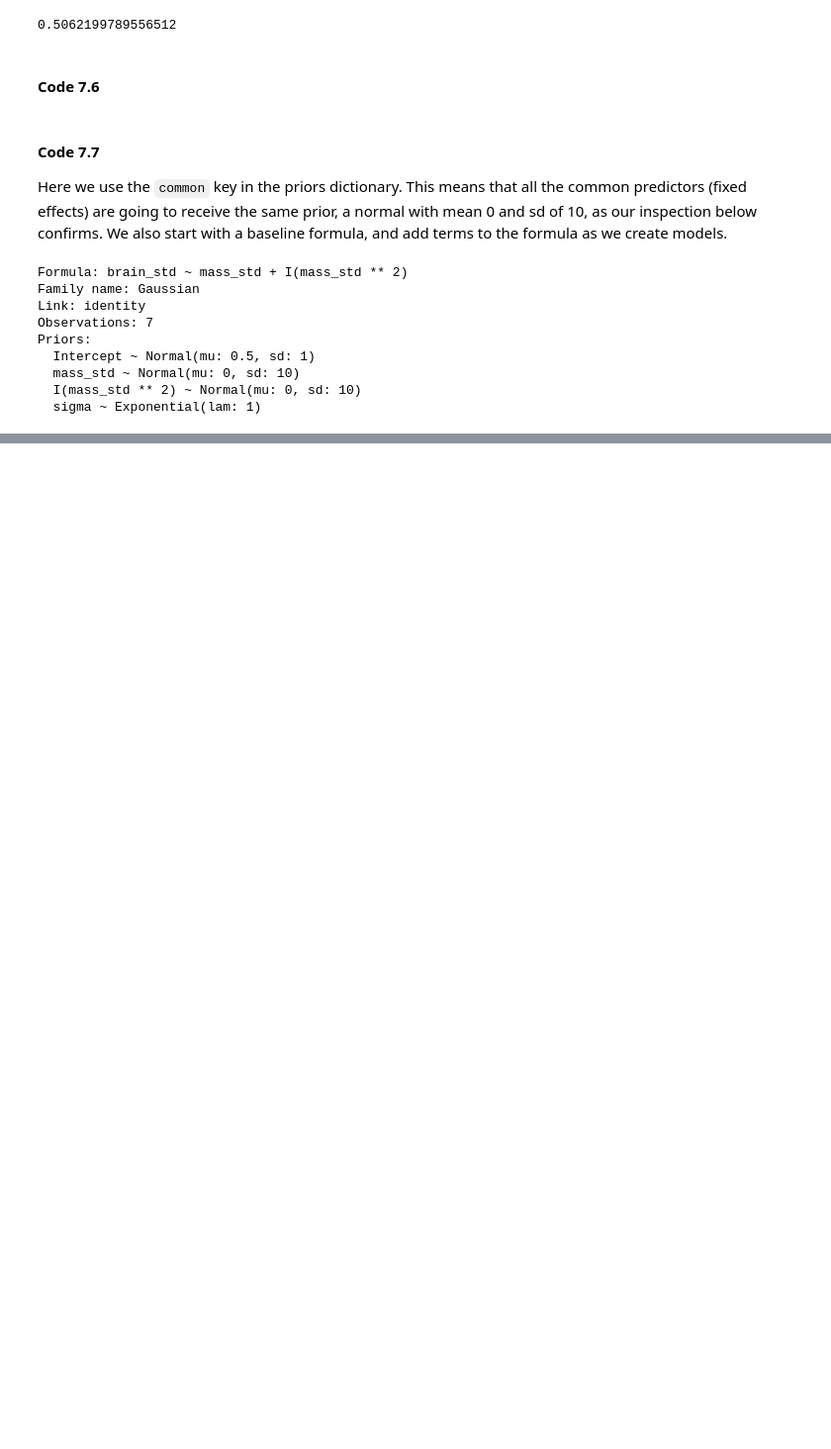
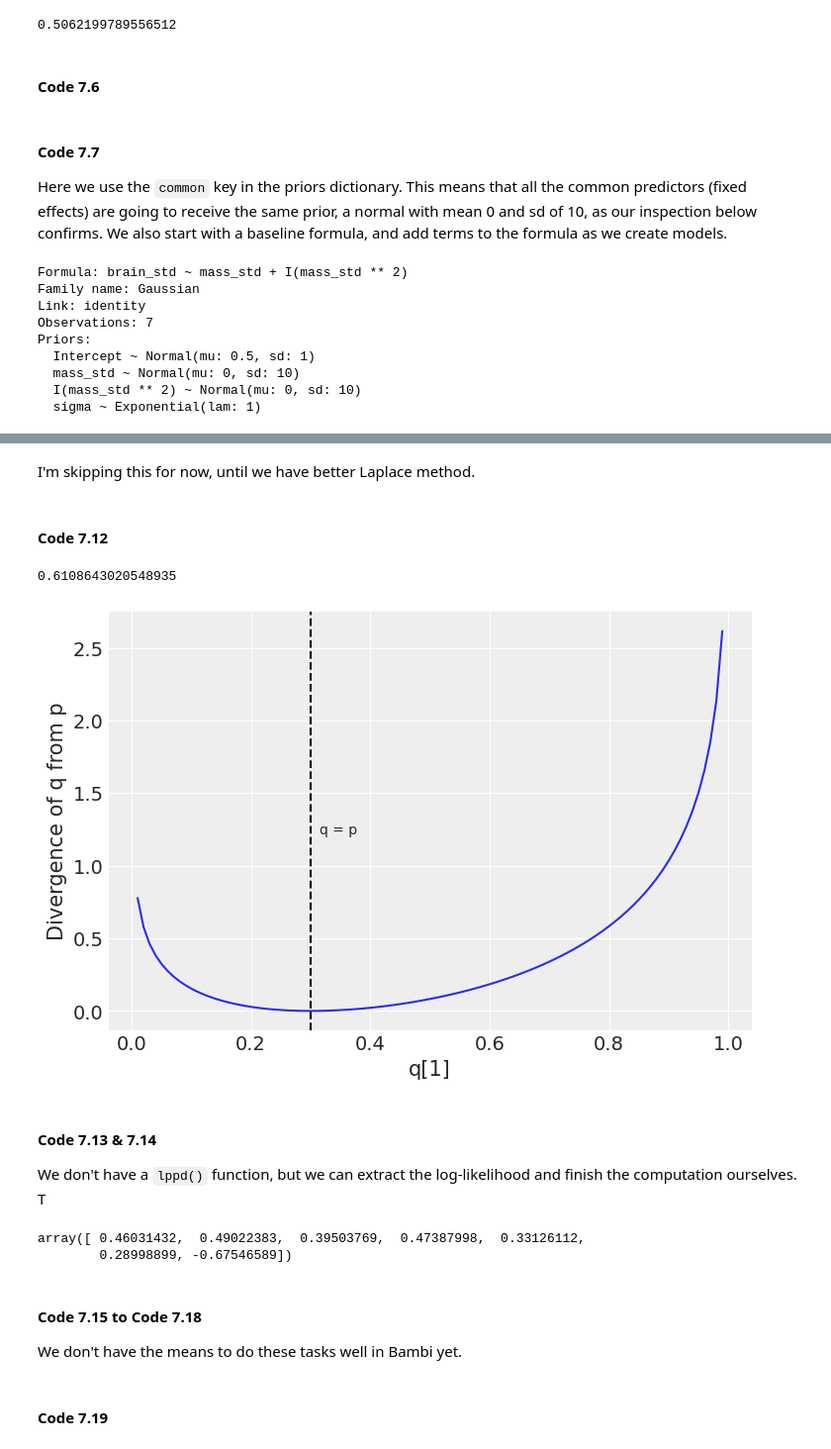
Before and after one commit to bambinos/educational-resources, a Jupyter notebook: Rethinking/Chp_07.ipynb, the cells around one changed output, grey strips where cells are left out. Shown at 99% size. Saved outputs shown, nothing was run; the diff lists cells and outputs as text; code cells hidden in the pictures; blank space fills up the shorter version.

```diff
--- a/Rethinking/Chp_07.ipynb
+++ b/Rethinking/Chp_07.ipynb
@@ -202,0 +120,45 @@ R2_is_bad(model_7_6, results_7_6)
+# %% [markdown]
+I'm skipping this for now, until we have better Laplace method.
+# %% [markdown]
+#### Code 7.12
+# %%
+p = np.array([0.3, 0.7])
+-np.sum(p * np.log(p))
+# %% [output]
+0.6108643020548935
+# %%
+# Figure 7.5
+p = np.array([0.3, 0.7])
+q = np.arange(0.01, 1, 0.01)
+DKL = np.sum(p * np.log(p / np.array([q, 1 - q]).T), 1)
+
+plt.plot(q, DKL)
+plt.xlabel("q[1]")
+plt.ylabel("Divergence of q from p")
+plt.axvline(0.3, ls="dashed", color="k")
+plt.text(0.315, 1.22, "q = p");
+# %% [output]
+[figure, added]
+# %% [markdown]
+#### Code 7.13 & 7.14
+
+We don't have a `lppd()` function, but we can extract the log-likelihood and finish the computation ourselves. T
+# %%
+logprob = results_7_1.log_likelihood["brain_std"].stack(sample=["chain", "draw"]).values.reshape((7, 2000))
+
+n = logprob.shape[0]
+ns = logprob.shape[1]
+
+lppd = np.zeros(n)
+for i in range(n):
+    lppd[i] = logsumexp(logprob[i]) - np.log(ns)
+lppd
+# %% [output]
+array([ 0.46031432,  0.49022383,  0.39503769,  0.47387998,  0.33126112,
+        0.28998899, -0.67546589])
+# %% [markdown]
+#### Code 7.15 to Code 7.18
+
+We don't have the means to do these tasks well in Bambi yet.
+# %% [markdown]
+#### Code 7.19
```
Also changed, not shown: parts of 54 cells of this notebook, 1 other file.
